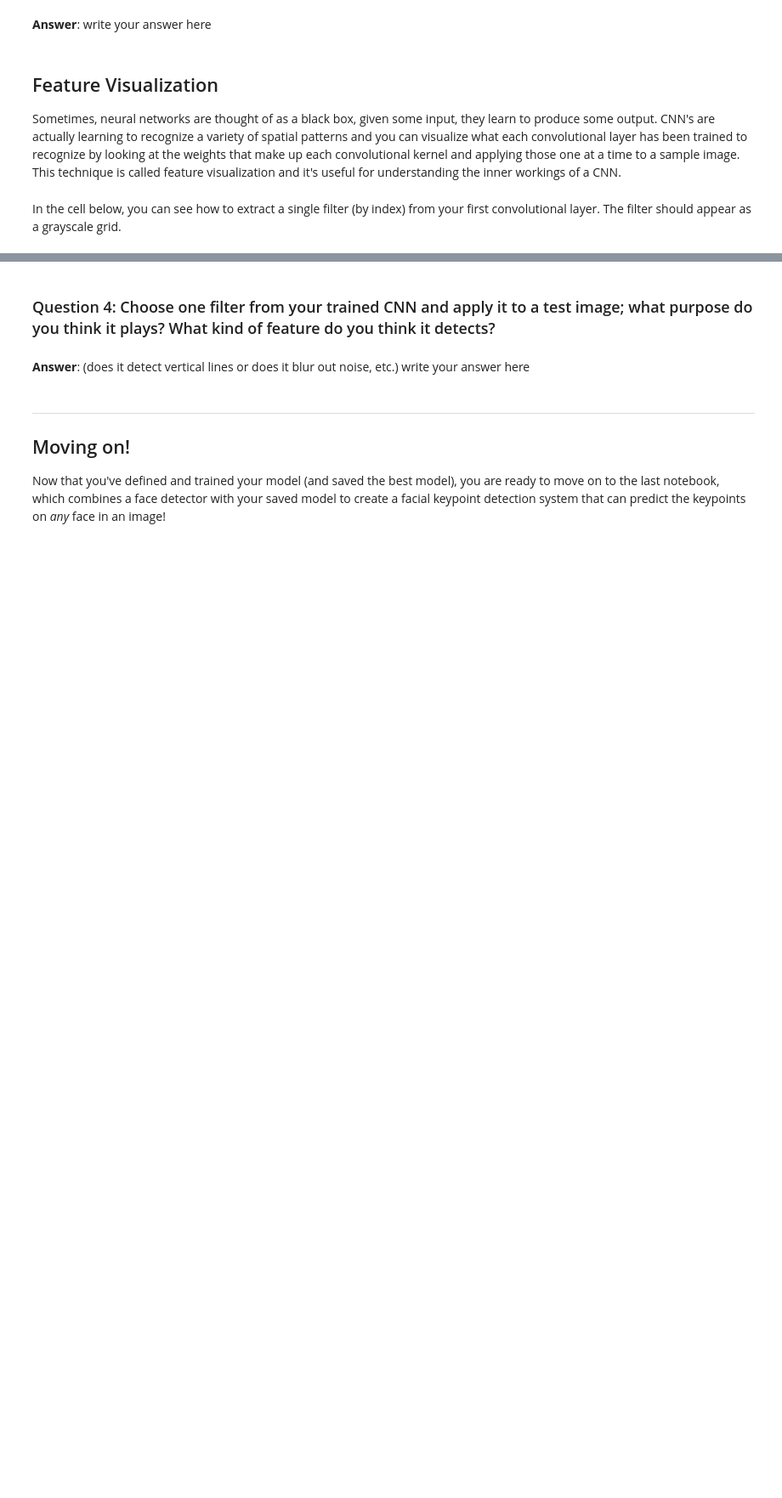
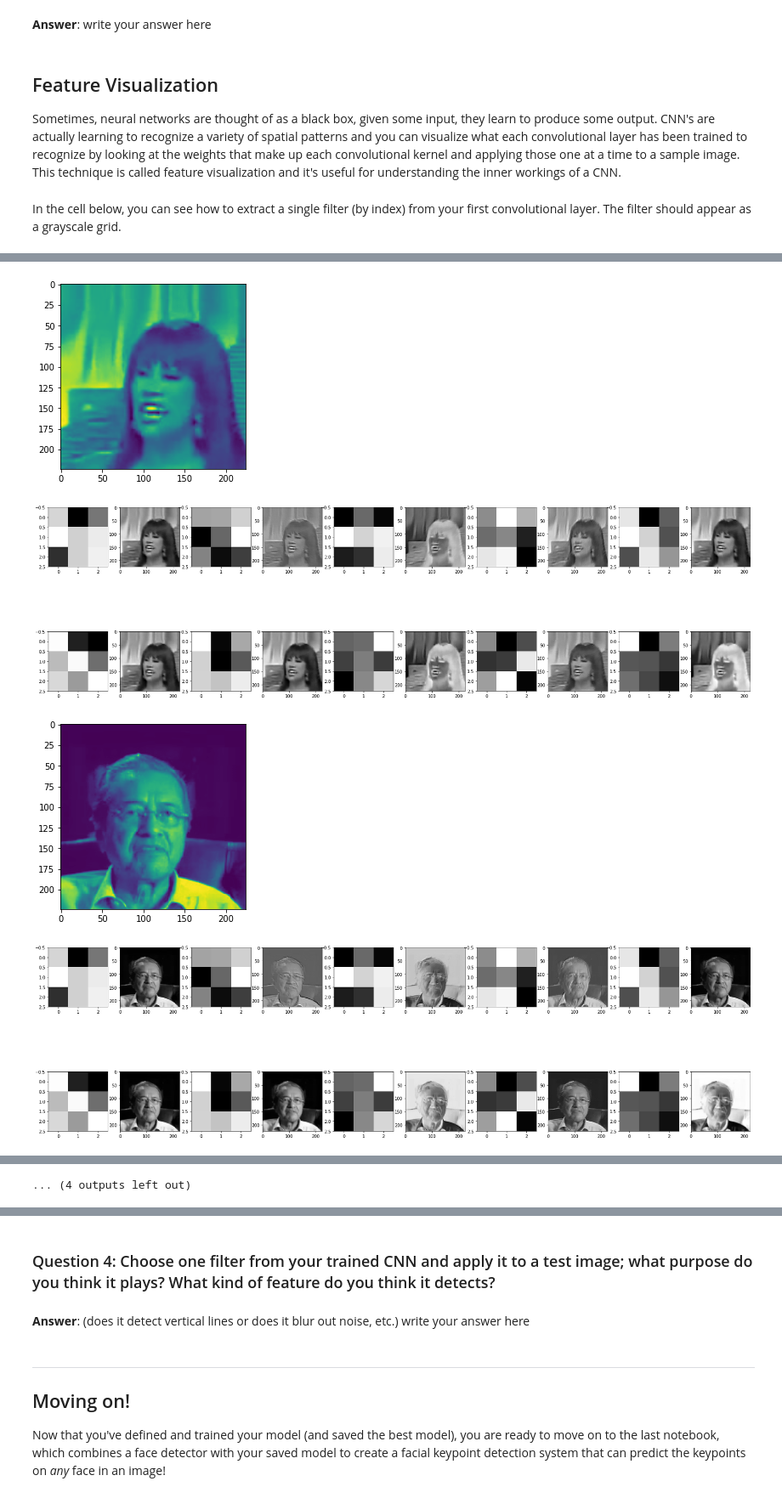
Before and after one commit to le773/ud120-projects, a Jupyter notebook: CVP1FacialKeypoints/2. Define the Network Architecture.ipynb, the cells around one changed output, grey strips where cells are left out. Shown at 85% size. Cells and saved outputs as stored; diff of their text form; code cells hidden in the pictures; blank space fills up the shorter version.

```diff
--- a/CVP1FacialKeypoints/2. Define the Network Architecture.ipynb
+++ b/CVP1FacialKeypoints/2. Define the Network Architecture.ipynb
@@ -473,0 +514,36 @@ Next, choose a test image and filter it with one of the convolutional kernels in
+# %%
+##TODO: load in and display any image from the transformed test dataset
+
+## TODO: Using cv's filter2D function,
+## apply a specific set of filter weights (like the one displayed above) to the test image
+# obtain one batch of testing images
+import cv2
+for i, sample in enumerate(test_loader):
+    img_number = 3;
+    img = sample['image'][img_number]
+    #print ((img.numpy()))
+
+    #plt.imshow(img.numpy().reshape(224,224))
+    #plt.show()
+    img = img.numpy().reshape(224,224)
+    plt.imshow(img)
+    fig=plt.figure(figsize=(30, 10))
+    columns = 5*2
+    rows = 2
+    for n in range(0, columns*rows):
+        fig.add_subplot(rows, columns, n+1)
+        if ((n%2)==0):
+            plt.imshow(w[int(n/2)][0], cmap='gray')
+        else:
+            c = cv2.filter2D(img, -1, w[int((n-1)/2)][0])
+            plt.imshow(c, cmap='gray')
+    plt.show()
+
+
+    if i == 7:
+        break
+# %% [output]
+[figure, added]
+[figure, added]
+[figure, added]
+[figure, added]
@@ -473,0 +558 @@ Next, choose a test image and filter it with one of the convolutional kernels in
+... (4 outputs left out)
```
Also changed, not shown: parts of 15 cells of this notebook, 4 other files.
